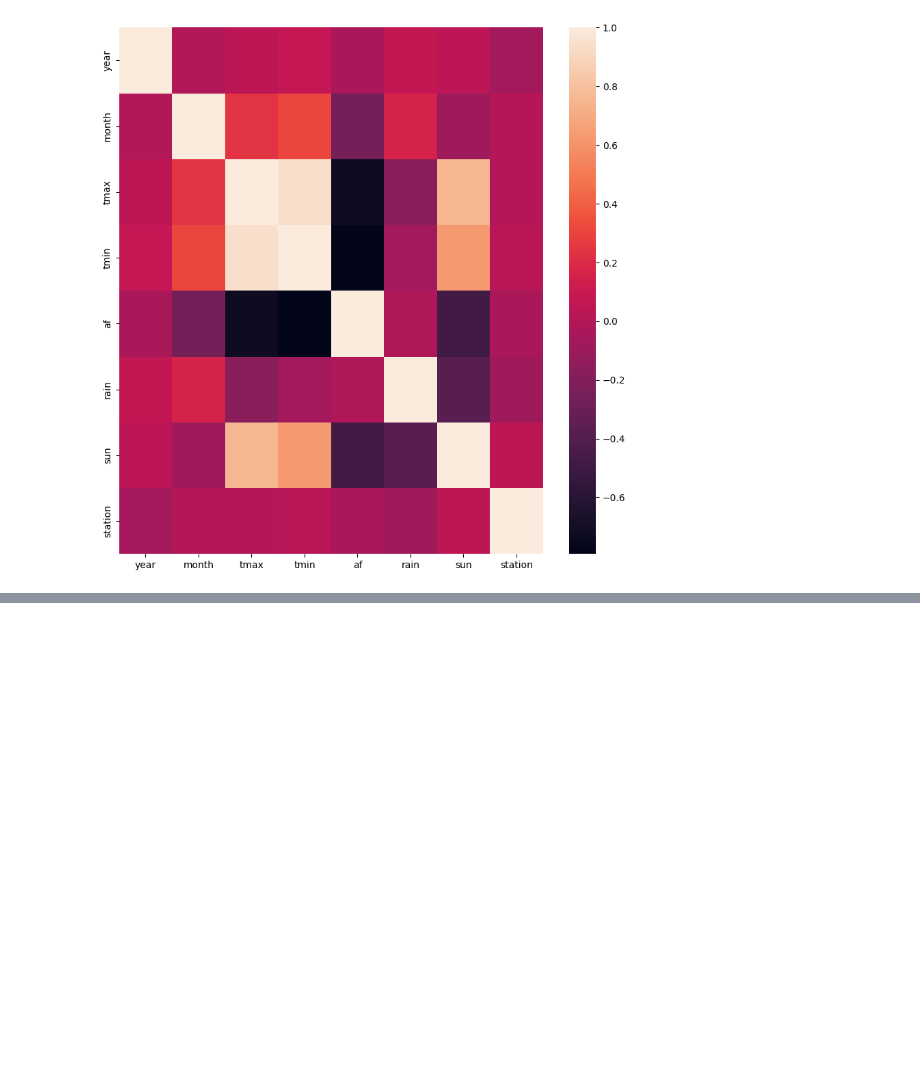
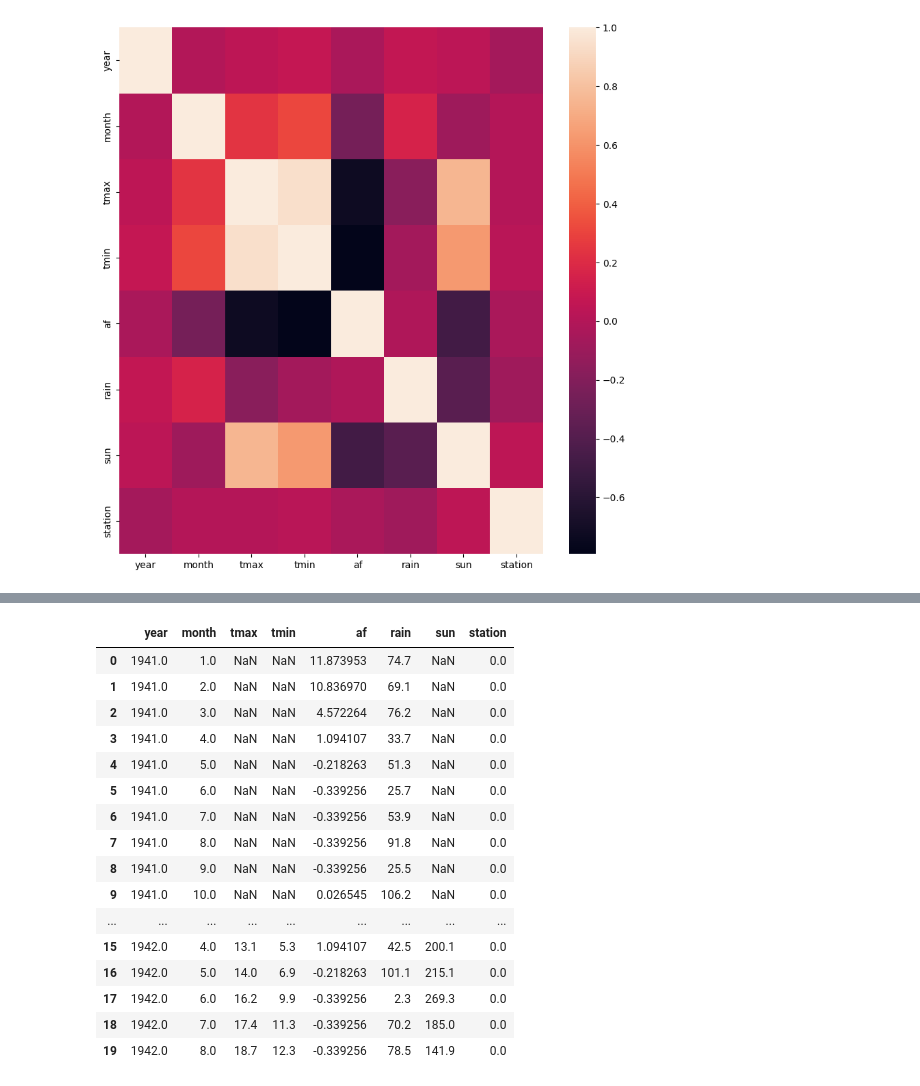
Before and after one commit to osoisi/Weather-Predictions--Houston, a Jupyter notebook: UK Weather/Met Office - UK Weather Predictions.ipynb, the cells around one changed output, grey strips where cells are left out. Drawn from its saved outputs; the diff is of its cells as text; code cells hidden in the pictures; blank space fills up the shorter version.

```diff
--- a/UK Weather/Met Office - UK Weather Predictions.ipynb
+++ b/UK Weather/Met Office - UK Weather Predictions.ipynb
@@ -165,0 +245,3 @@ sns.heatmap(dfcorr)
+# %%
+forest_af = RandomForestRegressor()
+forest_af.fit(X_train_af, y_train_af)
@@ -165,0 +256,3 @@ sns.heatmap(dfcorr)
+# %%
+hist_af = HistGradientBoostingRegressor()
+hist_af.fit(X_train_af, y_train_af)
@@ -165,0 +267,2 @@ sns.heatmap(dfcorr)
+# %%
+predictions_af = hist_af.predict(X_predict_af)
@@ -165,0 +278,22 @@ sns.heatmap(dfcorr)
+# %%
+dfnew.loc[df['af'].isnull(), 'af'] = predictions_af
+# %%
+dfnew.head(20)
+# %% [output]
+|  | year | month | tmax | tmin | af | rain | sun | station |
+| 0 | 1941.0 | 1.0 | NaN | NaN | 11.873953 | 74.7 | NaN | 0.0 |
+| 1 | 1941.0 | 2.0 | NaN | NaN | 10.836970 | 69.1 | NaN | 0.0 |
+| 2 | 1941.0 | 3.0 | NaN | NaN | 4.572264 | 76.2 | NaN | 0.0 |
+| 3 | 1941.0 | 4.0 | NaN | NaN | 1.094107 | 33.7 | NaN | 0.0 |
+| 4 | 1941.0 | 5.0 | NaN | NaN | -0.218263 | 51.3 | NaN | 0.0 |
+| 5 | 1941.0 | 6.0 | NaN | NaN | -0.339256 | 25.7 | NaN | 0.0 |
+| 6 | 1941.0 | 7.0 | NaN | NaN | -0.339256 | 53.9 | NaN | 0.0 |
+| 7 | 1941.0 | 8.0 | NaN | NaN | -0.339256 | 91.8 | NaN | 0.0 |
+| 8 | 1941.0 | 9.0 | NaN | NaN | -0.339256 | 25.5 | NaN | 0.0 |
+| 9 | 1941.0 | 10.0 | NaN | NaN | 0.026545 | 106.2 | NaN | 0.0 |
+| ... | ... | ... | ... | ... | ... | ... | ... | ... |
+| 15 | 1942.0 | 4.0 | 13.1 | 5.3 | 1.094107 | 42.5 | 200.1 | 0.0 |
+| 16 | 1942.0 | 5.0 | 14.0 | 6.9 | -0.218263 | 101.1 | 215.1 | 0.0 |
+| 17 | 1942.0 | 6.0 | 16.2 | 9.9 | -0.339256 | 2.3 | 269.3 | 0.0 |
+| 18 | 1942.0 | 7.0 | 17.4 | 11.3 | -0.339256 | 70.2 | 185.0 | 0.0 |
+| 19 | 1942.0 | 8.0 | 18.7 | 12.3 | -0.339256 | 78.5 | 141.9 | 0.0 |
```
Also changed, not shown: parts of 33 cells of this notebook.
